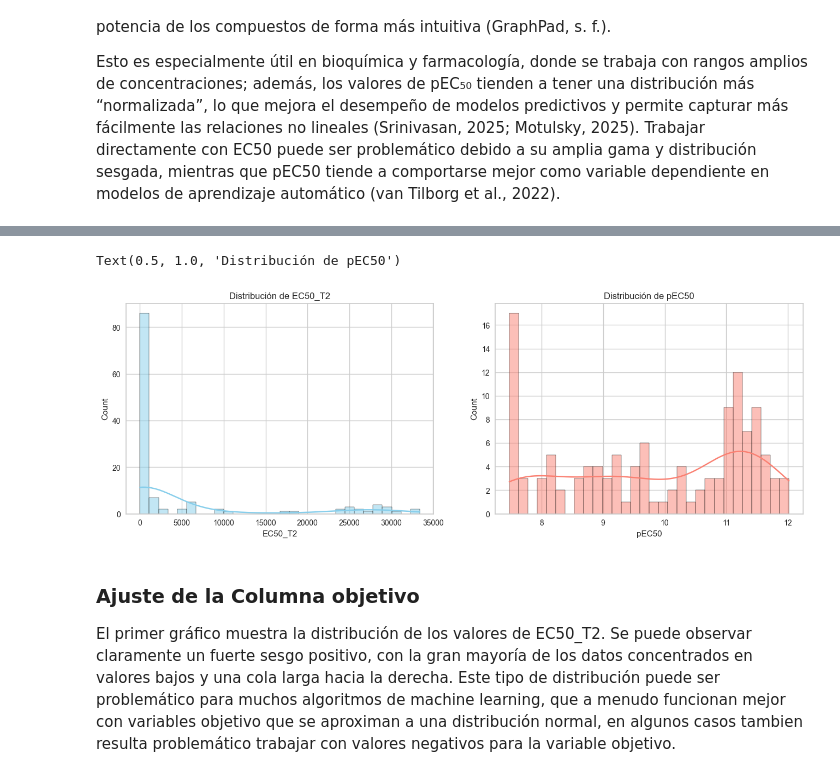
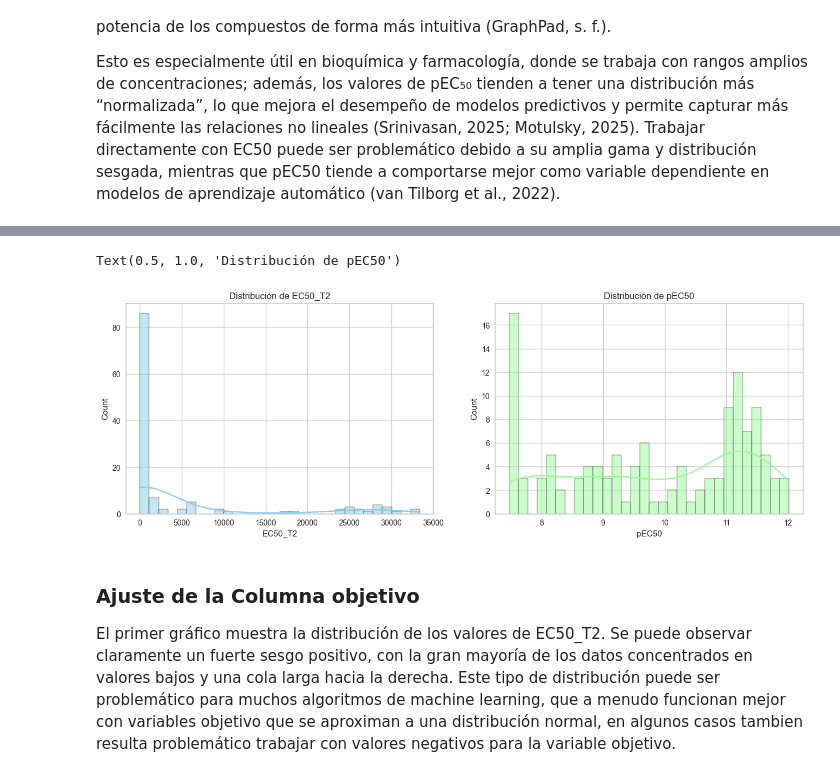
Before and after one commit to Julio21-ai/glp-1_drug_discovery, a Jupyter notebook: notebooks/Avance 3.ipynb, the cells around one changed output, grey strips where cells are left out. Saved outputs shown, nothing was run; the diff lists cells and outputs as text; code cells hidden in the pictures.

```diff
--- a/notebooks/Avance 3.ipynb
+++ b/notebooks/Avance 3.ipynb
@@ -143,15 +143,15 @@ Datos para predicción cargados:
 # %%
 ## Grafico de la distribucion de ec50 y pEC50
 import matplotlib.pyplot as plt
 import seaborn as sns
 fig, ax = plt.subplots(1, 2,  figsize=(16, 5))
 sns.histplot(df_entrenamiento['EC50_T2'], bins=30, kde=True, ax=ax[0], color='skyblue')
 ax[0].set_title('Distribución de EC50_T2')
-sns.histplot(df_entrenamiento['pEC50'], bins=30, kde=True, ax=ax[1], color='salmon')
+sns.histplot(df_entrenamiento['pEC50'], bins=30, kde=True, ax=ax[1], color='palegreen')
 ax[1].set_title('Distribución de pEC50')
 # %% [output]
 Text(0.5, 1.0, 'Distribución de pEC50')
-[figure, old version]
+[figure, new version]
 # %% [markdown]
 ### Ajuste de la Columna objetivo
 
```
Also changed, not shown: parts of 23 cells of this notebook, 20 other files.
